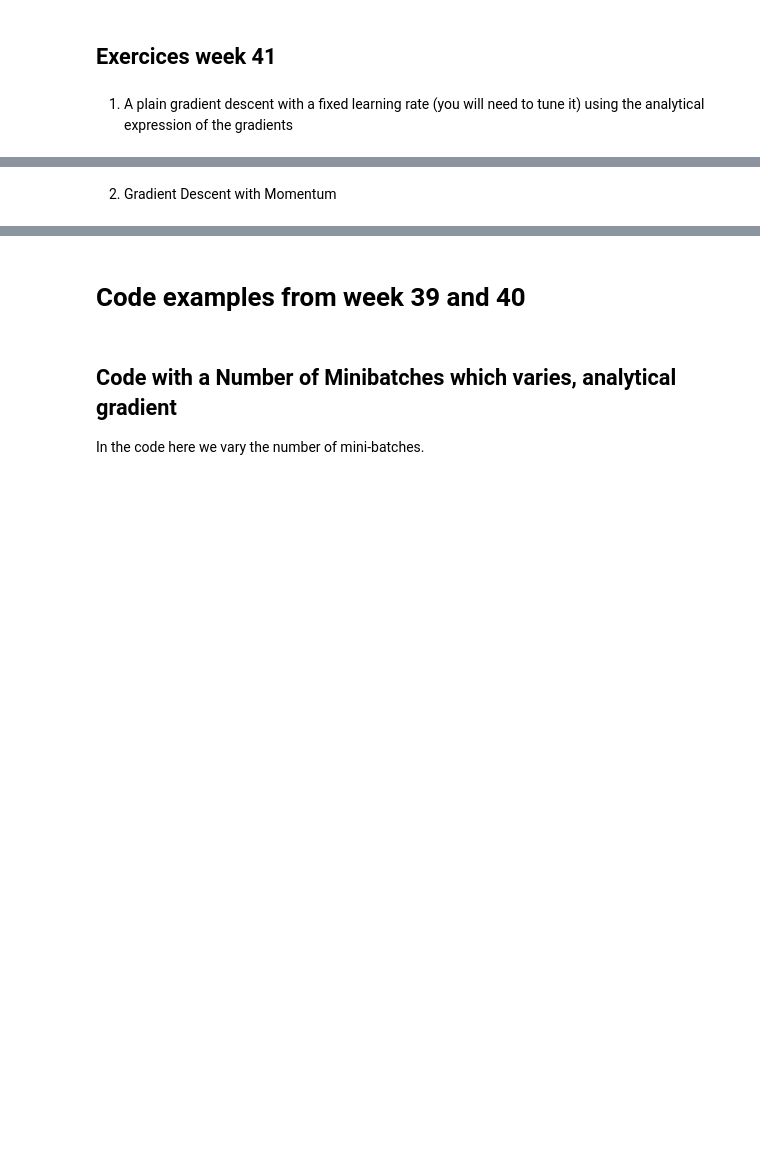
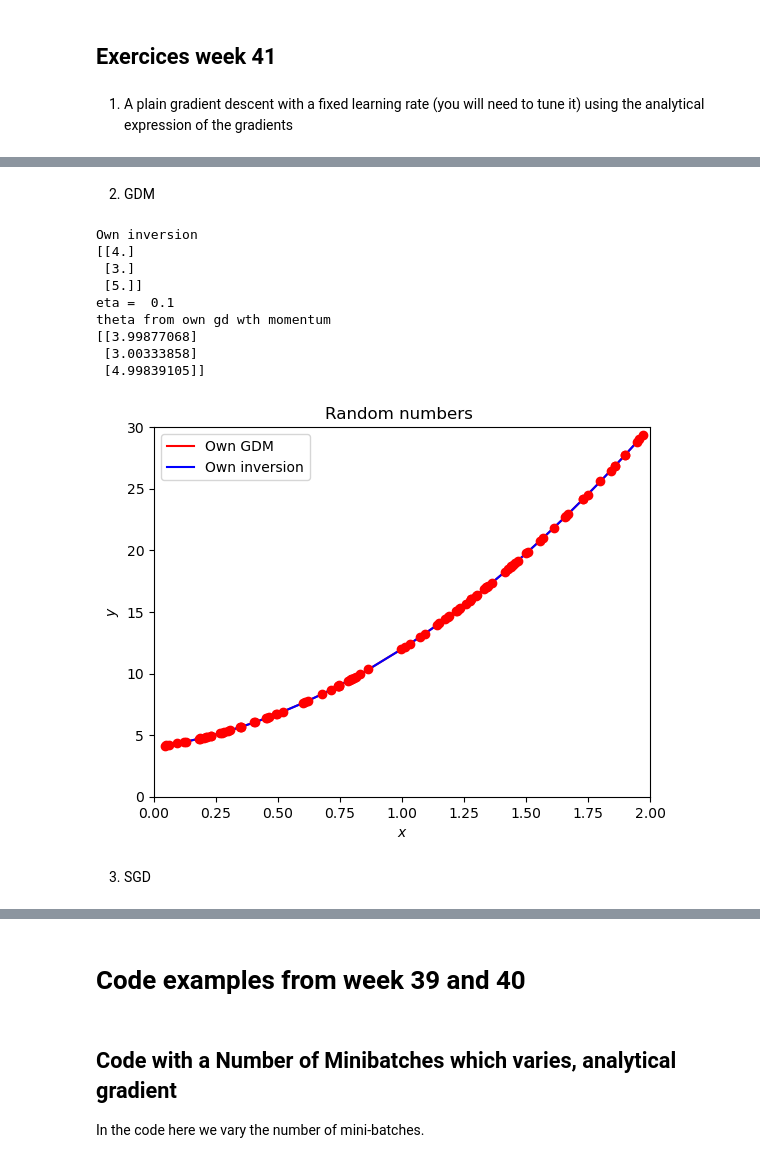
Before and after one commit to lilacandolle/FYS-STK4155_Project2, a Jupyter notebook: WeeklyExercises/exercisesweek41.ipynb, the cells around one changed output, grey strips where cells are left out. Cells and saved outputs as stored; diff of their text form; code cells hidden in the pictures; blank space fills up the shorter version.

```diff
--- a/WeeklyExercises/exercisesweek41.ipynb
+++ b/WeeklyExercises/exercisesweek41.ipynb
@@ -128,3 +268,76 @@ theta from own GD
+# %% [markdown]
+2. GDM
+# %%
+%matplotlib inline
+
+# Importing various packages
+from math import exp, sqrt
+from random import random, seed
+import numpy as np
+import matplotlib.pyplot as plt
+
+n = 100
+x = 2*np.random.rand(n,1)
+x = np.sort(x, axis=0)
+y = 4 + 3*x + 5*x*x #+ np.random.randn(n,1)
+
+##Own inversion
+X = np.c_[np.ones((n,1)), x, x*x]
+theta_linreg = np.linalg.inv(X.T@X)@(X.T@y)
+print("Own inversion")
+print(theta_linreg)
+
+H = (2.0/n)*(X.T@X) #Hessian matrix
+#EigValues, EigVectors = np.linalg.eig(H)
+#print("Eigen values of Hessian matrix: ", EigValues)
+
+##Own GD
+theta = np.random.randn(3,1)
+eta = 0.1  #learning rate
+print("eta = ", eta)
+Niterations = 1000
+
+# Now improve with momentum gradient descent
+change = 0.0
+delta_momentum = 0.3
+for iter in range(Niterations):
+    # calculate gradient
+    gradients = 2.0/n*X.T @ ((X @ theta)-y)
+    # calculate update
+    new_change = eta*gradients+delta_momentum*change
+    # take a step
+    theta -= new_change
+    # save the change
+    change = new_change
+print("theta from own gd wth momentum")
+print(theta)
+
+xnew = 2*np.random.rand(n,1)
+xnew = np.sort(x, axis=0)
+Xnew = np.c_[np.ones((n,1)), xnew, xnew*xnew]
+ypredict = Xnew.dot(theta)
+ypredict2 = Xnew.dot(theta_linreg)
+
+plt.plot(xnew, ypredict, "r-", label = "Own GDM")
+plt.plot(xnew, ypredict2, "b-", label = "Own inversion")
+plt.plot(x, y ,'ro')
+plt.axis([0,2.0,0, 30.0])
+plt.xlabel(r'$x$')
+plt.ylabel(r'$y$')
+plt.title(r'Random numbers ')
+plt.legend()
+plt.show()
+# %% [output]
+Own inversion
+[[4.]
+ [3.]
+ [5.]]
+eta =  0.1
+theta from own gd wth momentum
+[[3.99877068]
+ [3.00333858]
+ [4.99839105]]
+[figure, added]
 # %% [markdown]
-2. Gradient Descent with Momentum
+3. SGD
 # %%
```
Also changed, not shown: parts of 5 cells of this notebook.
